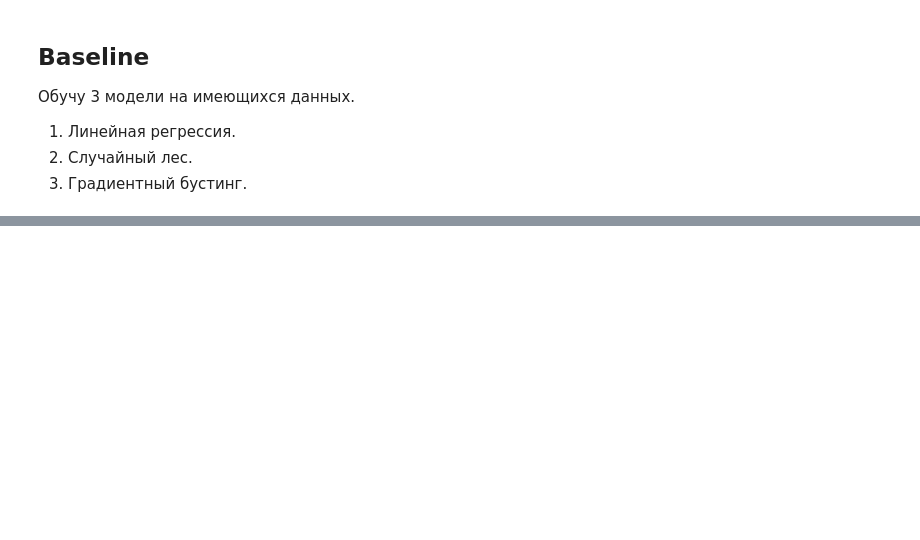
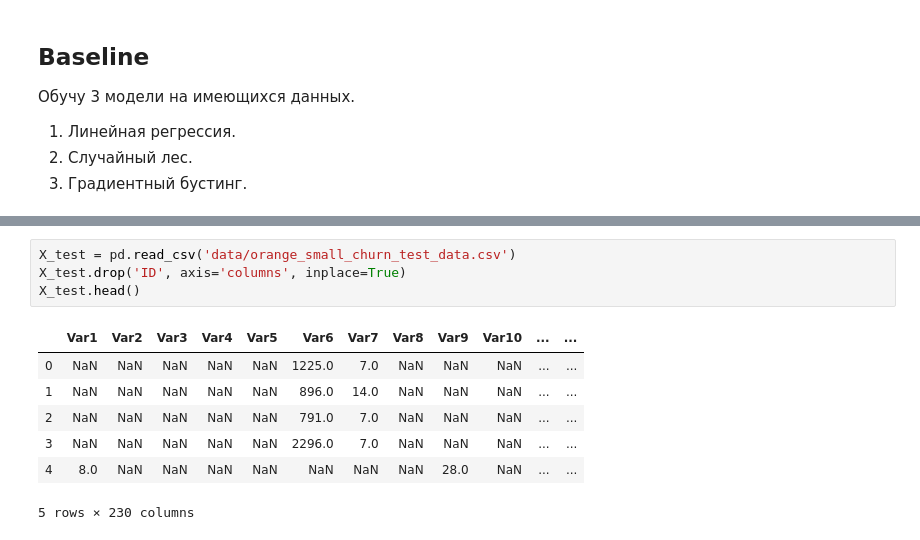
Before and after one commit to ignatl/inclass_prediction_competition, a Jupyter notebook: main.ipynb, the cells around one changed output, grey strips where cells are left out. Drawn from its saved outputs; the diff is of its cells as text; blank space fills up the shorter version.

```diff
--- a/main.ipynb
+++ b/main.ipynb
@@ -189,0 +214,12 @@ gboost_scores
+# %%
+X_test = pd.read_csv('data/orange_small_churn_test_data.csv')
+X_test.drop('ID', axis='columns', inplace=True)
+X_test.head()
+# %% [output]
+|  | Var1 | Var2 | Var3 | Var4 | Var5 | Var6 | Var7 | Var8 | Var9 | Var10 | ... | ... |
+| 0 | NaN | NaN | NaN | NaN | NaN | 1225.0 | 7.0 | NaN | NaN | NaN | ... | ... |
+| 1 | NaN | NaN | NaN | NaN | NaN | 896.0 | 14.0 | NaN | NaN | NaN | ... | ... |
+| 2 | NaN | NaN | NaN | NaN | NaN | 791.0 | 7.0 | NaN | NaN | NaN | ... | ... |
+| 3 | NaN | NaN | NaN | NaN | NaN | 2296.0 | 7.0 | NaN | NaN | NaN | ... | ... |
+| 4 | 8.0 | NaN | NaN | NaN | NaN | NaN | NaN | NaN | 28.0 | NaN | ... | ... |
+5 rows × 230 columns
```
Also changed, not shown: parts of 9 cells of this notebook, 3 other files.
